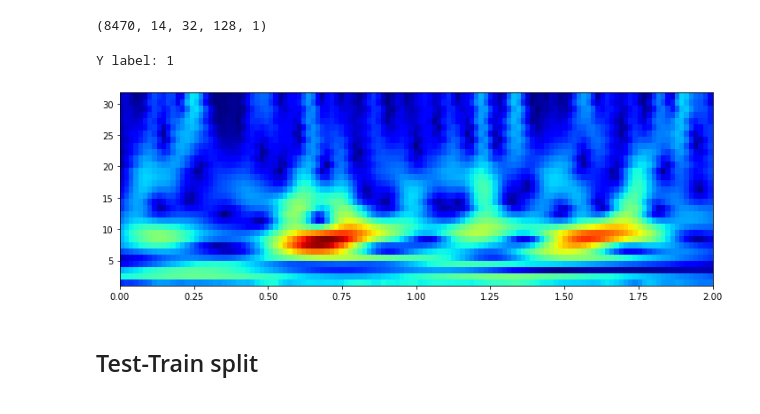
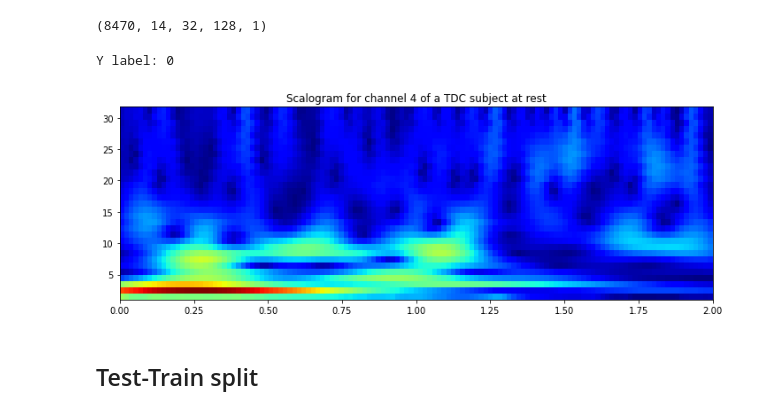
Before and after one commit to Koda98/CSE247-project, a Jupyter notebook: CNN_3D.ipynb, the cells around one changed output. Drawn from its saved outputs; the diff is of its cells as text; code cells hidden in the pictures.

```diff
--- a/CNN_3D.ipynb
+++ b/CNN_3D.ipynb
@@ -111,11 +112,11 @@ X_scalogram_shaped = X_scalogram.reshape(X_scalogram.shape[0], 14, 32, 128, 1)
 X_scalogram_shaped.shape
 # %% [output]
 (8470, 14, 32, 128, 1)
-# %%
-plot_scalogram(X_scalogram_shaped, Y, 5000, 4)
-# %% [output]
-Y label: 1
-[figure, removed]
+# %%
+plot_scalogram(X_scalogram_shaped, Y, 2000, 4)
+# %% [output]
+Y label: 0
+[figure, added]
 # %% [markdown]
 ## Test-Train split
 # %%
```
Also changed, not shown: parts of 11 cells of this notebook, 1 other file.
